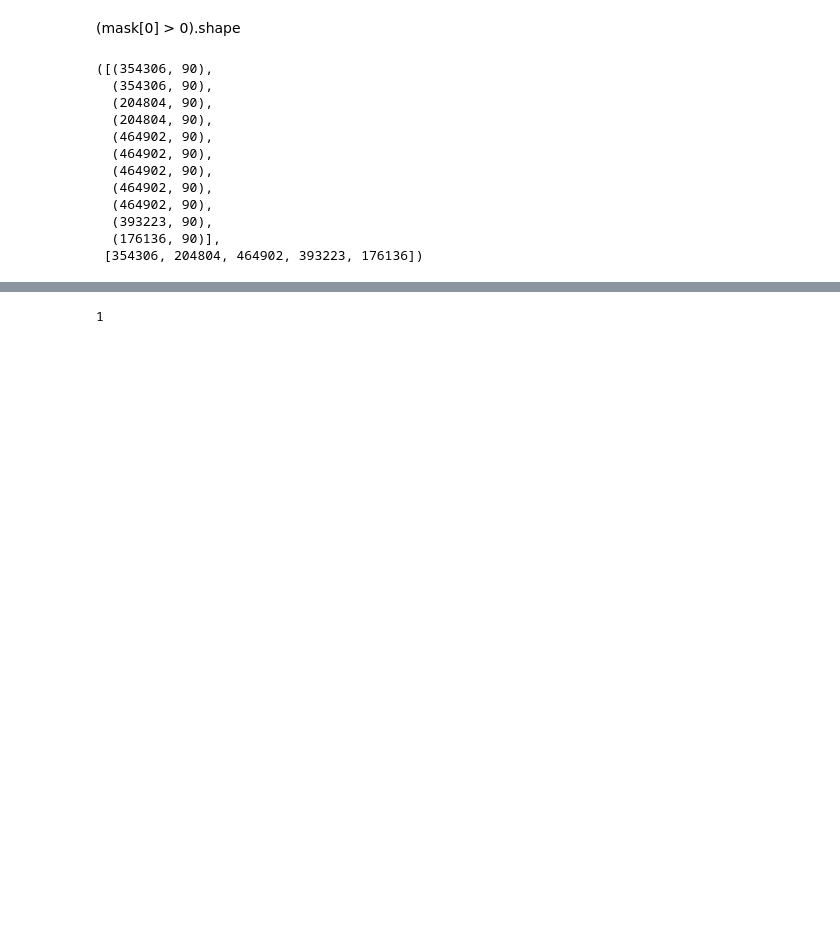
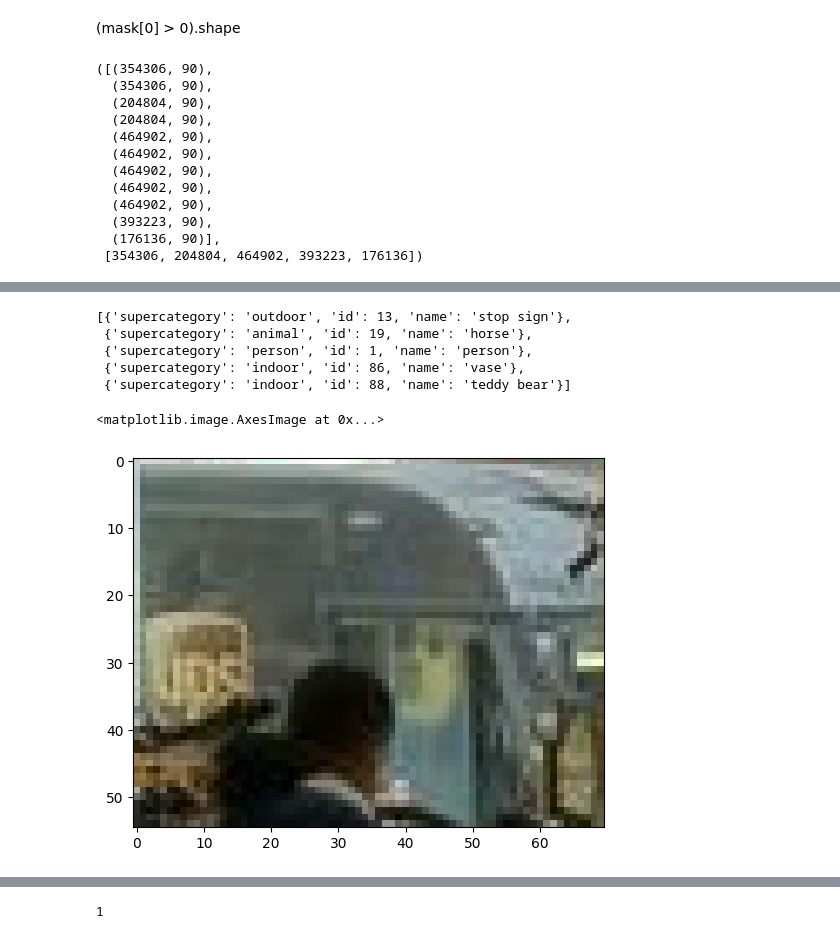
Before and after one commit to YatesZhang/retrieval, a Jupyter notebook: sam/SAM.ipynb, the cells around one changed output, grey strips where cells are left out. Cells and saved outputs as stored; diff of their text form; code cells hidden in the pictures; blank space fills up the shorter version.

```diff
--- a/sam/SAM.ipynb
+++ b/sam/SAM.ipynb
@@ -369,0 +404,14 @@ random.sample([12,2,4566,213, 1,3,4],3)
+# %%
+visual_prompt = prompter.prompt(catIds=[13,88,86,19,20])
+visual_prompt['catNames']
+# %% [output]
+[{'supercategory': 'outdoor', 'id': 13, 'name': 'stop sign'},
+ {'supercategory': 'animal', 'id': 19, 'name': 'horse'},
+ {'supercategory': 'person', 'id': 1, 'name': 'person'},
+ {'supercategory': 'indoor', 'id': 86, 'name': 'vase'},
+ {'supercategory': 'indoor', 'id': 88, 'name': 'teddy bear'}]
+# %%
+plt.imshow(visual_prompt['instances'][4][2])
+# %% [output]
+<matplotlib.image.AxesImage at 0x...>
+[figure, added]
```
Also changed, not shown: parts of 14 cells of this notebook, 2 other files.
